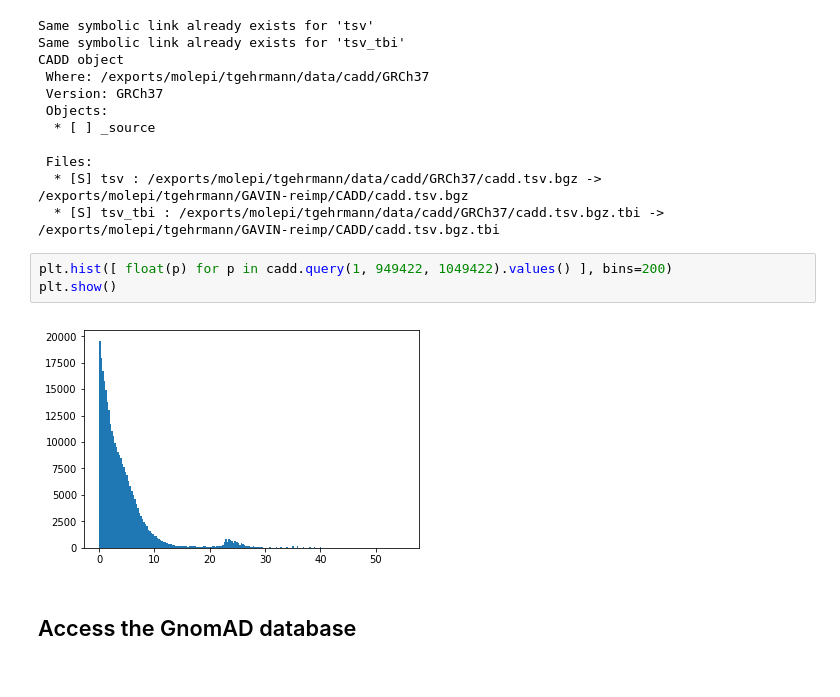
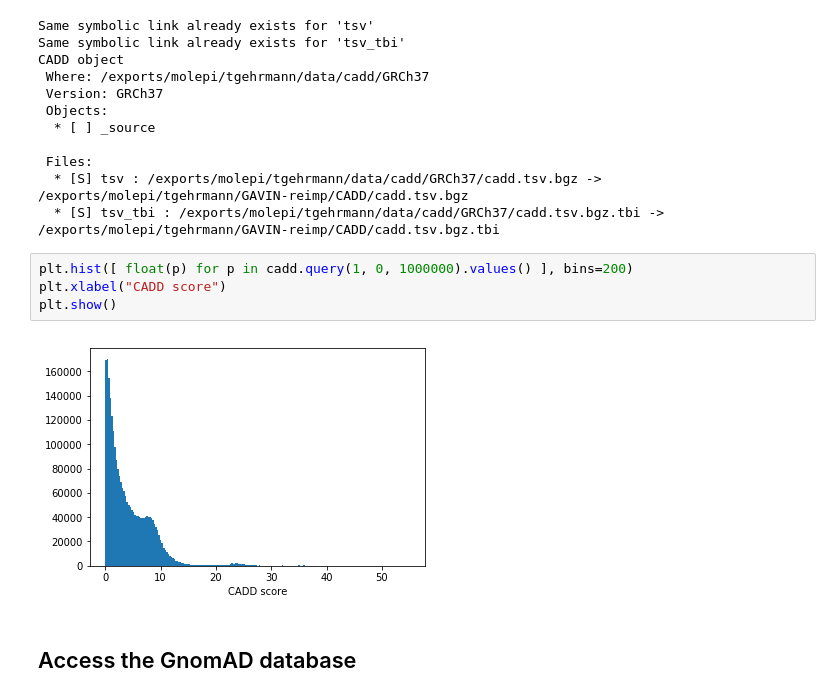
Before and after one commit to thiesgehrmann/BIU, a Jupyter notebook: example.ipynb, the cells around one changed output. Saved outputs shown, nothing was run; the diff lists cells and outputs as text.

```diff
--- a/example.ipynb
+++ b/example.ipynb
@@ -154,10 +158,11 @@ CADD object
   * [S] tsv : /exports/molepi/tgehrmann/data/cadd/GRCh37/cadd.tsv.bgz -> /exports/molepi/tgehrmann/GAVIN-reimp/CADD/cadd.tsv.bgz
   * [S] tsv_tbi : /exports/molepi/tgehrmann/data/cadd/GRCh37/cadd.tsv.bgz.tbi -> /exports/molepi/tgehrmann/GAVIN-reimp/CADD/cadd.tsv.bgz.tbi
 # %%
-plt.hist([ float(p) for p in cadd.query(1, 949422, 1049422).values() ], bins=200)
+plt.hist([ float(p) for p in cadd.query(1, 0, 1000000).values() ], bins=200)
+plt.xlabel("CADD score")
 plt.show()
 # %% [output]
-[figure, old version]
+[figure, new version]
 # %% [markdown]
 ## Access the GnomAD database
 # %%
```
Also changed, not shown: parts of 11 cells of this notebook, 5 other files.
